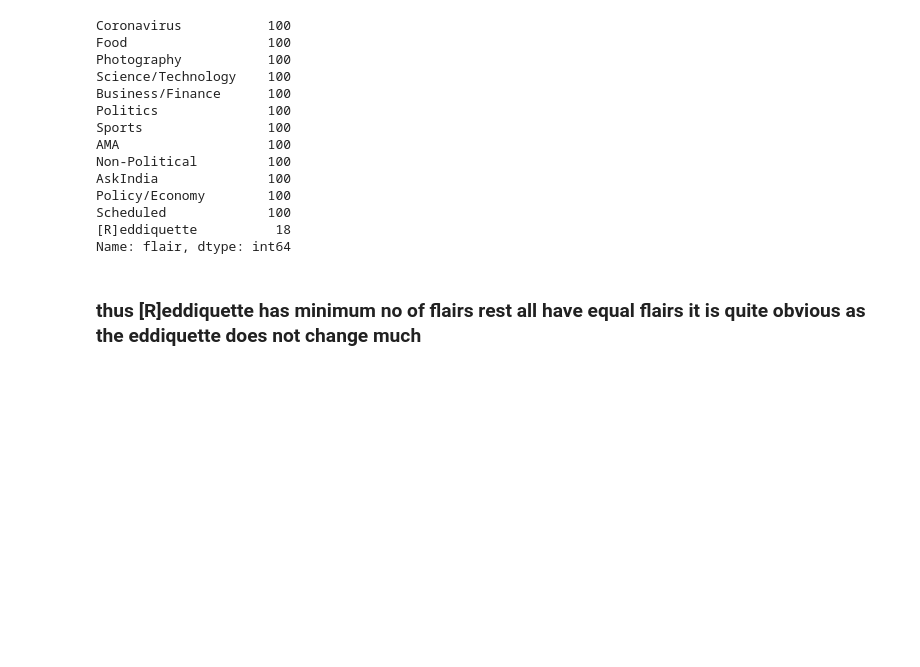
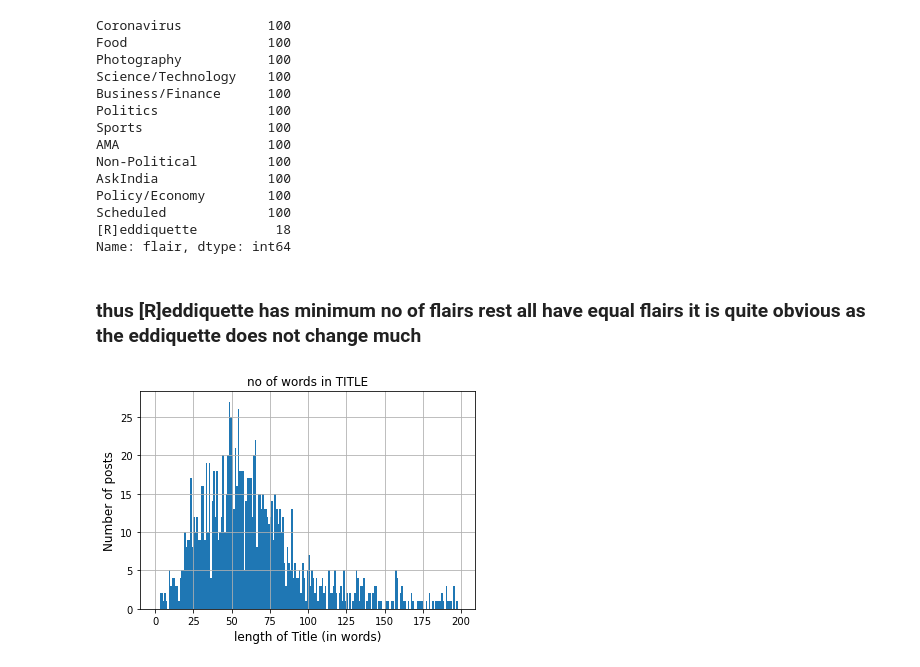
Before and after one commit to abhishek-parashar/Reddit-flair-detection, a Jupyter notebook: experiment_log_for_eda.ipynb, the cells around one changed output. Cells and saved outputs as stored; diff of their text form; code cells hidden in the pictures; blank space fills up the shorter version.

```diff
--- a/experiment_log_for_eda.ipynb
+++ b/experiment_log_for_eda.ipynb
@@ -313,3 +315,15 @@ Scheduled             100
 Name: flair, dtype: int64
 # %% [markdown]
 ### thus [R]eddiquette  has minimum no of flairs rest all have equal flairs it is quite obvious as the eddiquette does not change much
+# %%
+df=pd.DataFrame(data)
+# %%
+temp = df['title'].str.len()
+temp.hist(bins = np.arange(0,200,1))
+plt.title("no of words in TITLE")
+plt.xlabel("length of Title (in words)", fontsize=12)
+plt.ylabel("Number of posts", fontsize=12)
+plt.savefig('title.png', dpi=300, bbox_inches='tight')
+plt.show()
+# %% [output]
+[figure, added]
```
Also changed, not shown: parts of 3 cells of this notebook.
